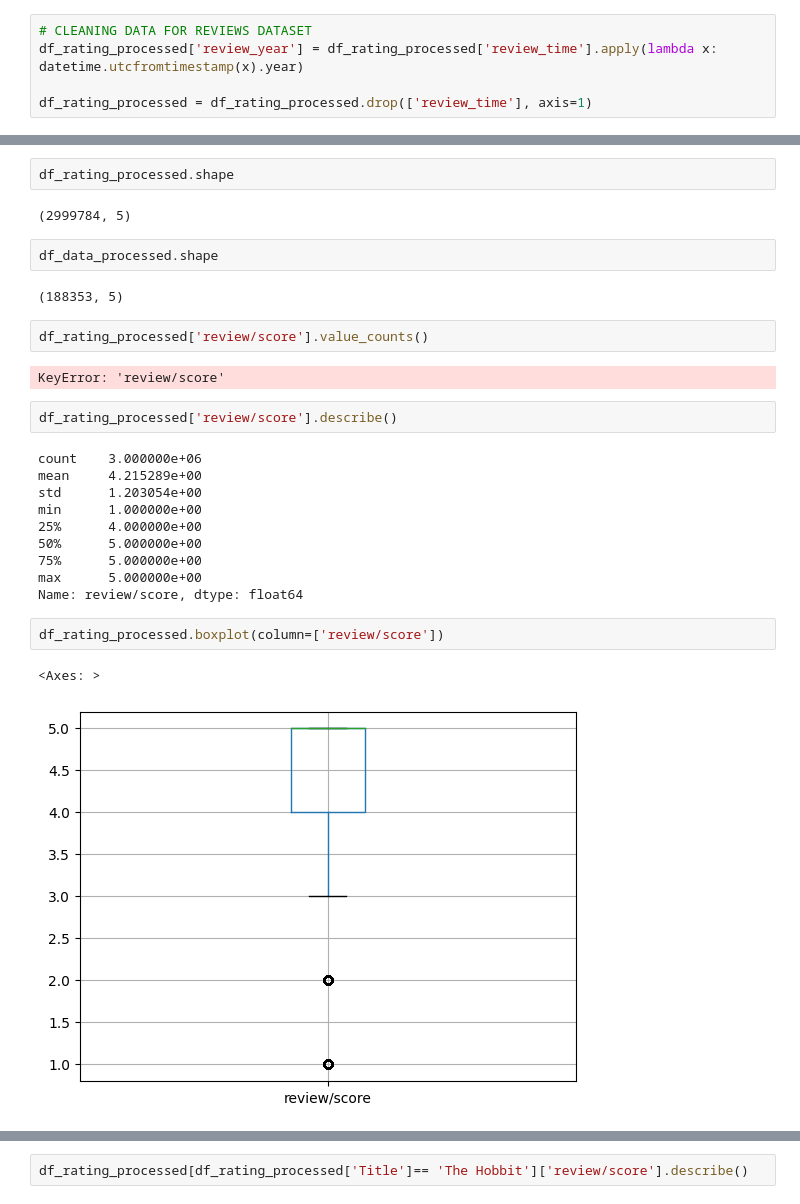
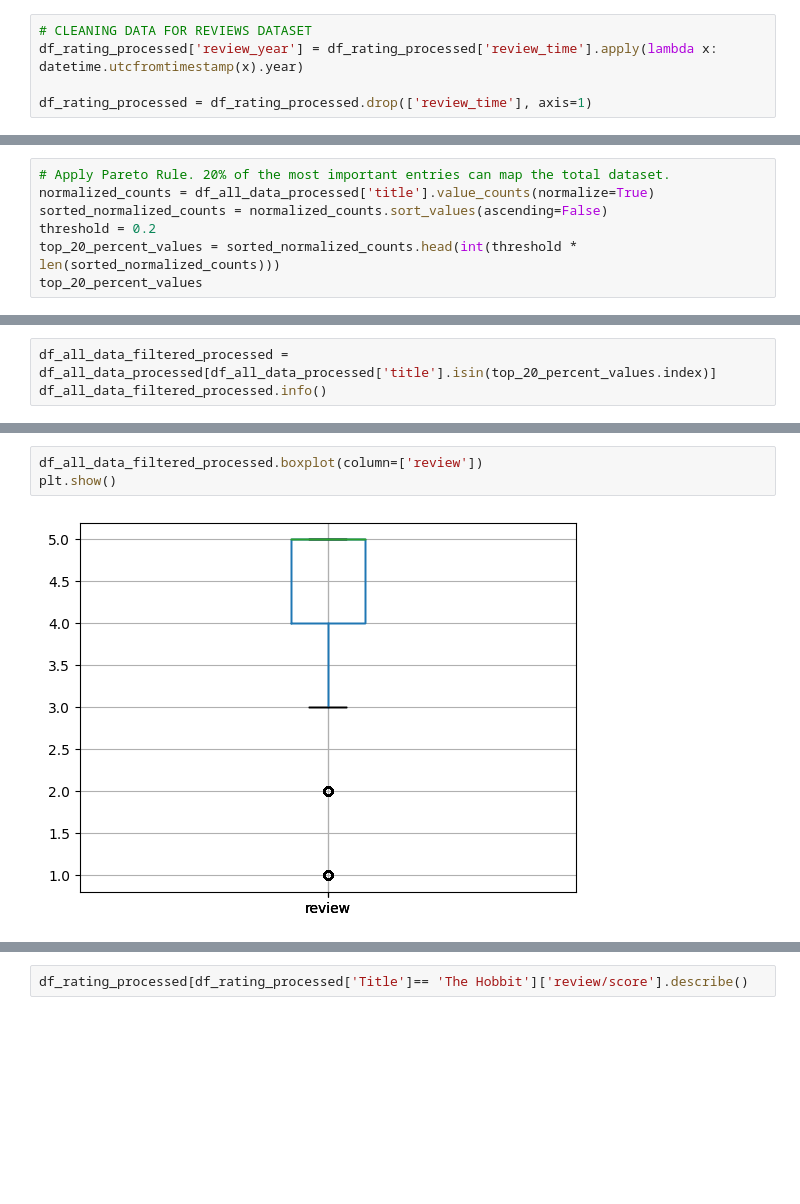
Before and after one commit to arnaldochm/final_project_nlp, a Jupyter notebook: notebooks/notebook_Data_Cleaning.ipynb, the cells around one changed output, grey strips where cells are left out. Cells and saved outputs as stored; diff of their text form; blank space fills up the shorter version.

Commit message:
Cleaning the Data

```diff
--- a/notebooks/notebook_Data_Cleaning.ipynb
+++ b/notebooks/notebook_Data_Cleaning.ipynb
@@ -387,0 +392,7 @@ df_all_data_processed['title'].value_counts().count()
+# %%
+# Apply Pareto Rule. 20% of the most important entries can map the total dataset.
+normalized_counts = df_all_data_processed['title'].value_counts(normalize=True)
+sorted_normalized_counts = normalized_counts.sort_values(ascending=False)
+threshold = 0.2
+top_20_percent_values = sorted_normalized_counts.head(int(threshold * len(sorted_normalized_counts)))
+top_20_percent_values
@@ -387,0 +413,3 @@ df_all_data_processed['title'].value_counts().count()
+# %%
+df_all_data_filtered_processed = df_all_data_processed[df_all_data_processed['title'].isin(top_20_percent_values.index)]
+df_all_data_filtered_processed.info()
@@ -441,30 +455,6 @@ df_all_data_processed[df_all_data_processed['title']=='The Hobbit']
-# %%
-df_rating_processed.shape
-# %% [output]
-(2999784, 5)
-# %%
-df_data_processed.shape
-# %% [output]
-(188353, 5)
-# %%
-df_rating_processed['review/score'].value_counts()
-# %% [output]
-KeyError: 'review/score'
-# %%
-df_rating_processed['review/score'].describe()
-# %% [output]
-count    3.000000e+06
-mean     4.215289e+00
-std      1.203054e+00
-min      1.000000e+00
-25%      4.000000e+00
-50%      5.000000e+00
-75%      5.000000e+00
-max      5.000000e+00
-Name: review/score, dtype: float64
 # %%
-df_rating_processed.boxplot(column=['review/score'])
+df_all_data_filtered_processed.boxplot(column=['review'])
+plt.show()
 # %% [output]
-<Axes: >
-[figure, old version]
+[figure, new version]
 # %%
```
Also changed, not shown: parts of 19 cells of this notebook, 2 other files.
